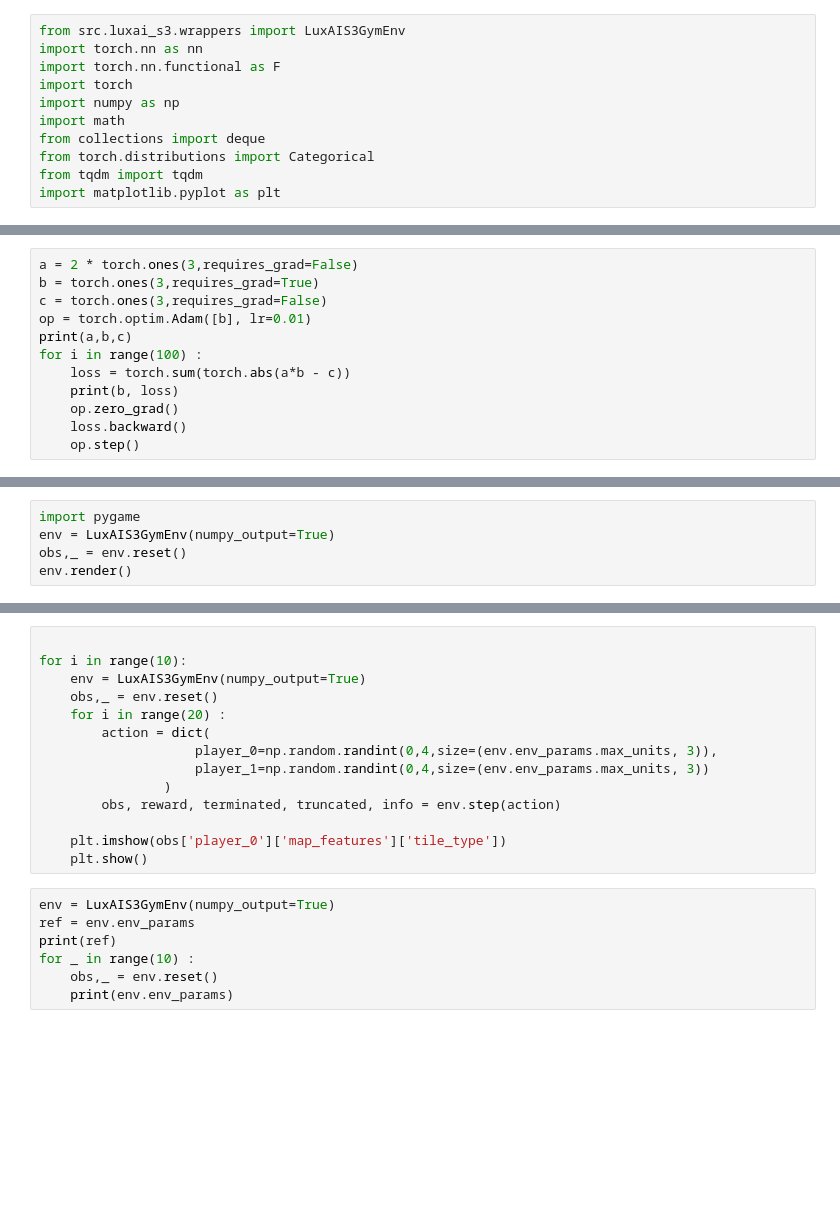
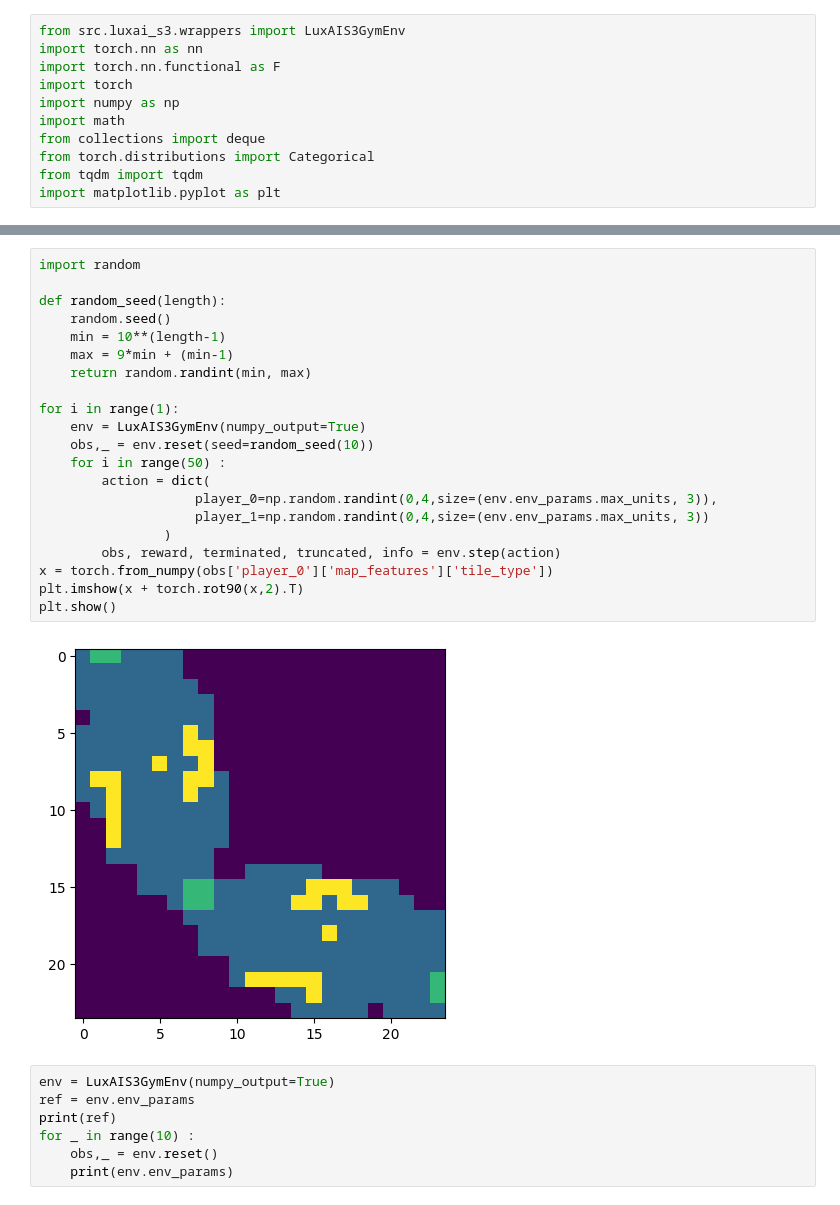
Before and after one commit to qravaux/luxai, a Jupyter notebook: test.ipynb, the cells around one changed output, grey strips where cells are left out. Drawn from its saved outputs; the diff is of its cells as text; blank space fills up the shorter version.

```diff
--- a/test.ipynb
+++ b/test.ipynb
@@ -23,12 +11,0 @@ tensor([[1., 1., 1., 1., 1.],
-# %%
-a = 2 * torch.ones(3,requires_grad=False)
-b = torch.ones(3,requires_grad=True)
-c = torch.ones(3,requires_grad=False)
-op = torch.optim.Adam([b], lr=0.01)
-print(a,b,c)
-for i in range(100) :
-    loss = torch.sum(torch.abs(a*b - c))
-    print(b, loss)
-    op.zero_grad()
-    loss.backward()
-    op.step()
@@ -53,5 +11,0 @@ tensor([0.5045, 0.5045, 0.5045], requires_grad=True) tensor(0.0271, grad_fn=<Sum
-# %%
-import pygame
-env = LuxAIS3GymEnv(numpy_output=True)
-obs,_ = env.reset()
-env.render()
@@ -60,17 +33,26 @@ Error:
 # %%
+import random
 
-for i in range(10):
+def random_seed(length):
+    random.seed()
+    min = 10**(length-1)
+    max = 9*min + (min-1)
+    return random.randint(min, max)
+
+for i in range(1):
     env = LuxAIS3GymEnv(numpy_output=True)
-    obs,_ = env.reset()
-    for i in range(20) :
+    obs,_ = env.reset(seed=random_seed(10))
+    for i in range(50) :
         action = dict(
                     player_0=np.random.randint(0,4,size=(env.env_params.max_units, 3)),
                     player_1=np.random.randint(0,4,size=(env.env_params.max_units, 3))
                 )
         obs, reward, terminated, truncated, info = env.step(action)
-
-    plt.imshow(obs['player_0']['map_features']['tile_type'])
-    plt.show()
+x = torch.from_numpy(obs['player_0']['map_features']['tile_type'])
+plt.imshow(x + torch.rot90(x,2).T)
+plt.show()
+# %% [output]
+[figure, added]
 # %%
 env = LuxAIS3GymEnv(numpy_output=True)
 ref = env.env_params
```
Also changed, not shown: parts of 5 cells of this notebook, 8 other files.
